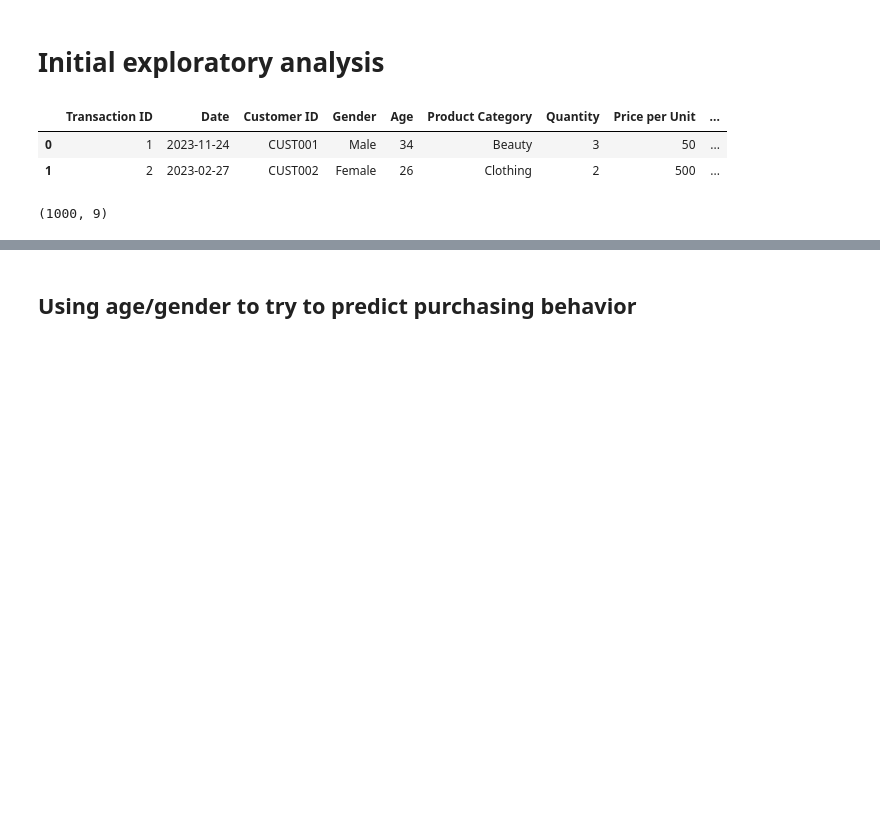
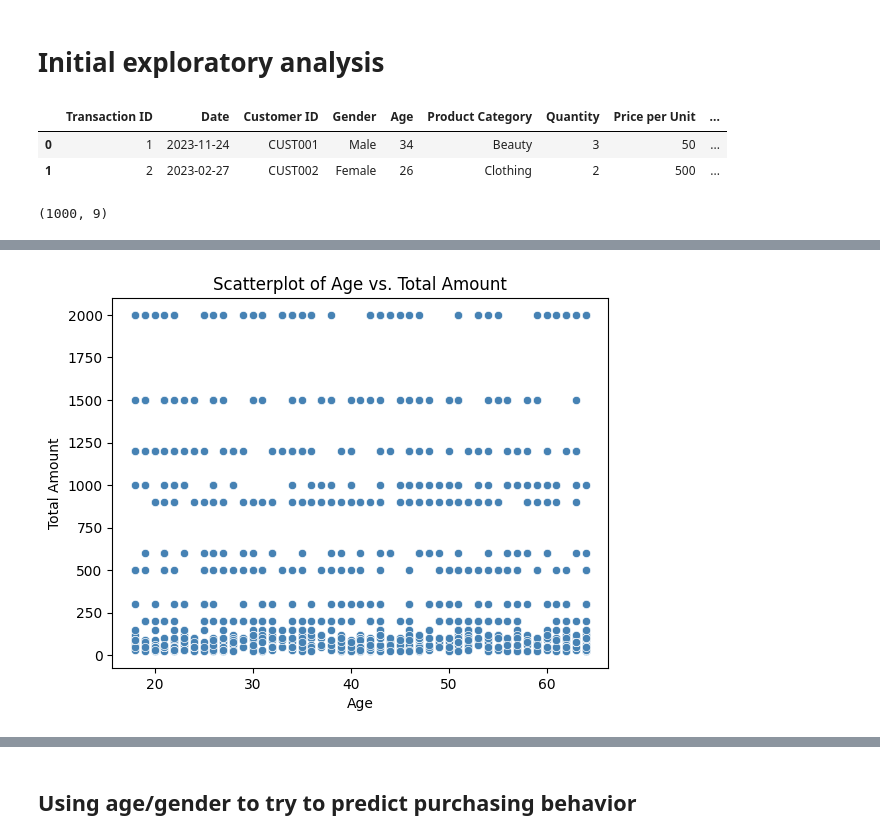
Before and after one commit to bdupey/DATA445-Machine_Learning, a Jupyter notebook: data445-kaggle-project-2.ipynb, the cells around one changed output, grey strips where cells are left out. Saved outputs shown, nothing was run; the diff lists cells and outputs as text; code cells hidden in the pictures; blank space fills up the shorter version.

Commit message:
Kaggle Notebook | DATA445-Kaggle_Project_2 | Version 5

```diff
--- a/data445-kaggle-project-2.ipynb
+++ b/data445-kaggle-project-2.ipynb
@@ -46 +47,14 @@ Total Amount         int64
 dtype: object
+# %%
+# Creating a scatterplot between age and total amount
+sns.scatterplot(data=retail, x='Age', y='Total Amount',color='steelblue')
+
+# Add labels and title
+plt.xlabel('Age')
+plt.ylabel('Total Amount')
+plt.title('Scatterplot of Age vs. Total Amount')
+
+# Show the plot
+plt.show()
+# %% [output]
+[figure, added]
```
Also changed, not shown: parts of 21 cells of this notebook.
